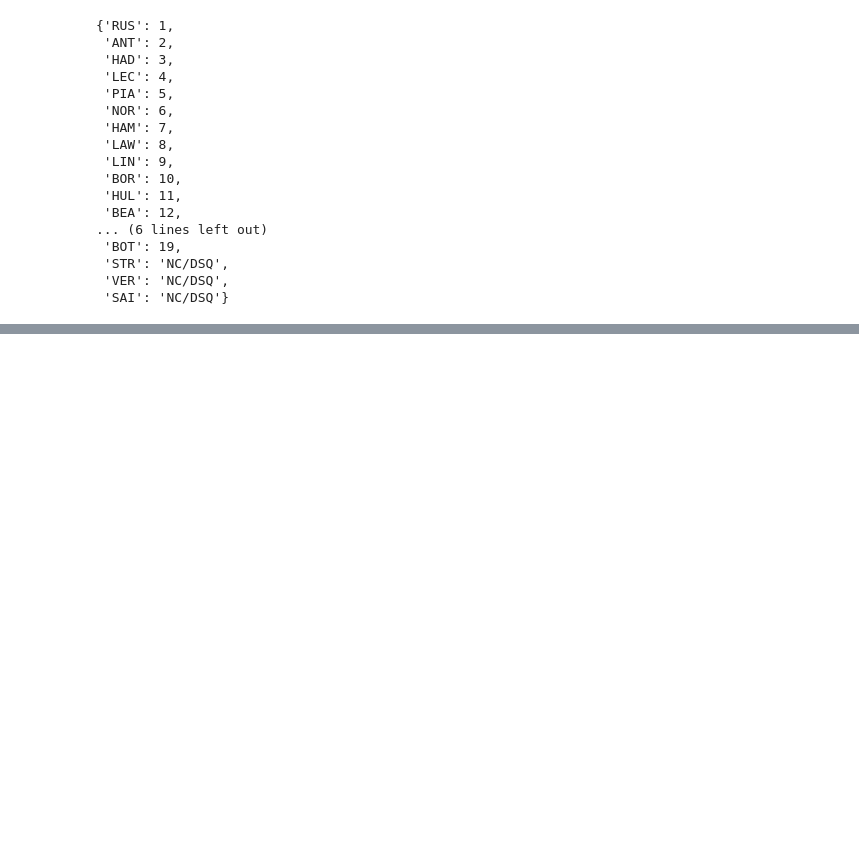
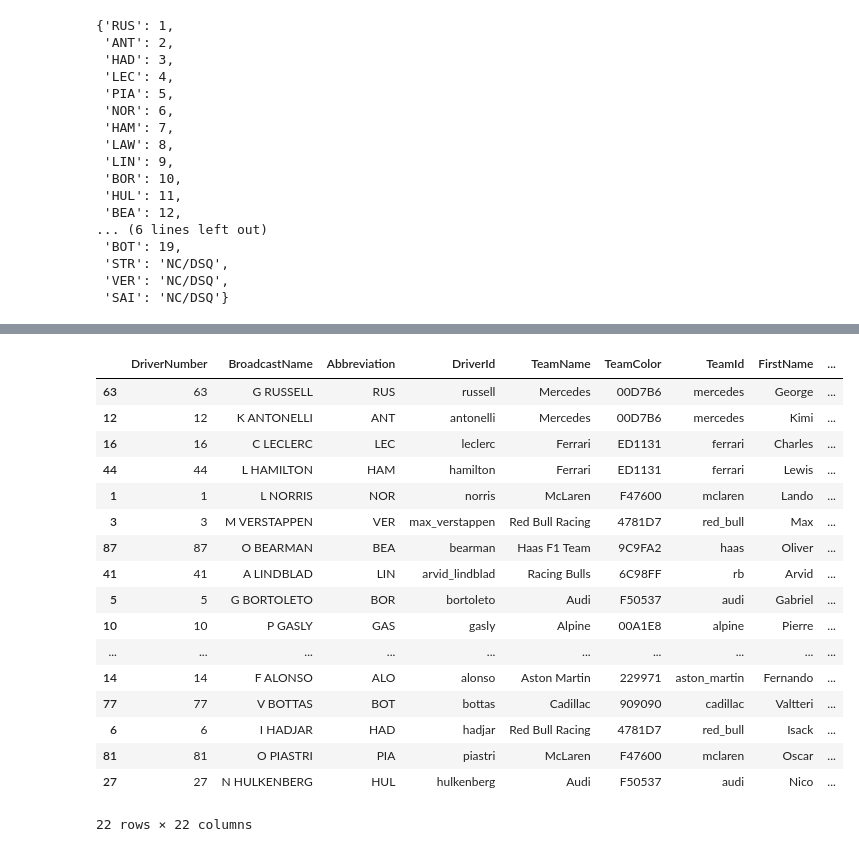
Before and after one commit to ethanferger/f1-Fantasy-Scorer, a Jupyter notebook: main.ipynb, the cells around one changed output, grey strips where cells are left out. Saved outputs shown, nothing was run; the diff lists cells and outputs as text; code cells hidden in the pictures; blank space fills up the shorter version.

Commit message:
race_postion function started

```diff
--- a/main.ipynb
+++ b/main.ipynb
@@ -156,3 +128,6 @@ core           INFO     Finished loading data for 22 drivers: ['12', '63', '81',
  'STR': -5,
  'VER': -2,
  'SAI': -5}
+# %%
+race1 = fastf1.get_session(2026, 1, "R")
+race1.load()
@@ -158,0 +151,21 @@ core           INFO     Finished loading data for 22 drivers: ['12', '63', '81',
+# %%
+race1.results
+# %% [output]
+|  | DriverNumber | BroadcastName | Abbreviation | DriverId | TeamName | TeamColor | TeamId | FirstName | ... |
+| 63 | 63 | G RUSSELL | RUS | russell | Mercedes | 00D7B6 | mercedes | George | ... |
+| 12 | 12 | K ANTONELLI | ANT | antonelli | Mercedes | 00D7B6 | mercedes | Kimi | ... |
+| 16 | 16 | C LECLERC | LEC | leclerc | Ferrari | ED1131 | ferrari | Charles | ... |
+| 44 | 44 | L HAMILTON | HAM | hamilton | Ferrari | ED1131 | ferrari | Lewis | ... |
+| 1 | 1 | L NORRIS | NOR | norris | McLaren | F47600 | mclaren | Lando | ... |
+| 3 | 3 | M VERSTAPPEN | VER | max_verstappen | Red Bull Racing | 4781D7 | red_bull | Max | ... |
+| 87 | 87 | O BEARMAN | BEA | bearman | Haas F1 Team | 9C9FA2 | haas | Oliver | ... |
+| 41 | 41 | A LINDBLAD | LIN | arvid_lindblad | Racing Bulls | 6C98FF | rb | Arvid | ... |
+| 5 | 5 | G BORTOLETO | BOR | bortoleto | Audi | F50537 | audi | Gabriel | ... |
+| 10 | 10 | P GASLY | GAS | gasly | Alpine | 00A1E8 | alpine | Pierre | ... |
+| ... | ... | ... | ... | ... | ... | ... | ... | ... | ... |
+| 14 | 14 | F ALONSO | ALO | alonso | Aston Martin | 229971 | aston_martin | Fernando | ... |
+| 77 | 77 | V BOTTAS | BOT | bottas | Cadillac | 909090 | cadillac | Valtteri | ... |
+| 6 | 6 | I HADJAR | HAD | hadjar | Red Bull Racing | 4781D7 | red_bull | Isack | ... |
+| 81 | 81 | O PIASTRI | PIA | piastri | McLaren | F47600 | mclaren | Oscar | ... |
+| 27 | 27 | N HULKENBERG | HUL | hulkenberg | Audi | F50537 | audi | Nico | ... |
+22 rows × 22 columns
```
Also changed, not shown: parts of 8 cells of this notebook, 1 other file.
